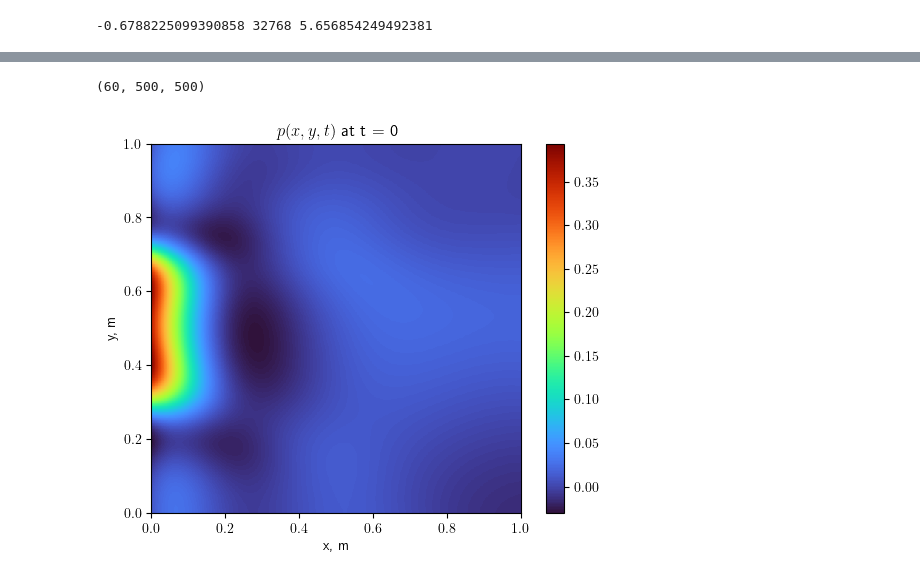
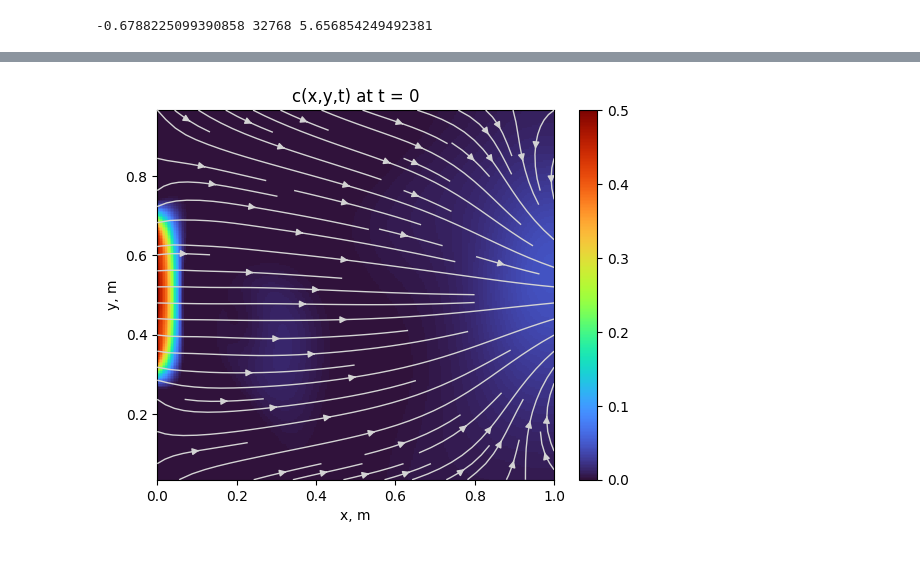
Before and after one commit to Kusok0vody/PyTorch_PiNN_for_Poisson_convection_equations_system, a Jupyter notebook: test.ipynb, the cells around one changed output, grey strips where cells are left out. Drawn from its saved outputs; the diff is of its cells as text; code cells hidden in the pictures.

```diff
--- a/test.ipynb
+++ b/test.ipynb
@@ -134,0 +94,32 @@ outputs = vis.plot_results(x_min, x_max, y_min, y_max, t_max, net, Nx, Ny)#,clim
+# %%
+net.eval_()
+
+Nx = 250
+Ny = 250
+Nt = 60
+
+t = torch.linspace(t_min, t_max, Nt).to(device)
+x = torch.linspace(x_min, x_max, Nx).to(device)
+y = torch.linspace(y_min, y_max, Ny).to(device)
+
+mesh_XYT = torch.stack(torch.meshgrid(x,y,t)).reshape(3, -1).T
+
+X = torch.autograd.Variable(mesh_XYT[:,0], requires_grad=True)
+Y = torch.autograd.Variable(mesh_XYT[:,1], requires_grad=True)
+T = torch.autograd.Variable(mesh_XYT[:,2], requires_grad=True)
+
+n = net.model([X,Y,T])
+
+mu = net.mu0*(1 - n[:,0]/net.cmax)**(-2.5)
+u_x = -(net.w**2/(12*mu) * NN.Net.derivative(n[:,1],X))
+u_y = -(net.w**2/(12*mu) * NN.Net.derivative(n[:,1],Y))
+
+c = n[:,0].reshape(Nx, Ny, Nt).data.cpu().numpy().transpose(2,1,0)
+p = n[:,1].reshape(Nx, Ny, Nt).data.cpu().numpy().transpose(2,1,0)
+mu = mu.reshape(Nx, Ny, Nt).data.cpu().numpy().transpose(2,1,0)
+u_x = u_x.reshape(Nx, Ny, Nt).data.cpu().numpy().transpose(2,1,0)
+u_y = u_y.reshape(Nx, Ny, Nt).data.cpu().numpy().transpose(2,1,0)
+
+t = np.linspace(t_min, t_max, Nt)
+x = np.linspace(x_min, x_max, Nx)
+y = np.linspace(y_min, y_max, Ny)
@@ -148,34 +157,14 @@ ValueError: x and y must have same first dimension, but have shapes (250000, 1)
-# %%
-N = 60
-mesh_x, mesh_y = np.meshgrid(x, y)
-x = np.ravel(mesh_x).reshape(-1, 1)
-y = np.ravel(mesh_y).reshape(-1, 1)
-
-pt_x = torch.autograd.Variable(torch.from_numpy(x).float(), requires_grad=True).cuda()
-pt_y = torch.autograd.Variable(torch.from_numpy(y).float(), requires_grad=True).cuda()
-
-period = np.linspace(0, t_max, N)
-
-all_u = []
-
-for i in range(N):
-    t = torch.full(x.shape, period[i])
-    pt_t = torch.autograd.Variable(t, requires_grad=True).cuda()
-    pt_u = net.model([pt_x, pt_y, pt_t])[:,0]
-    u = pt_u.data.cpu().numpy()
-    mesh_u = u.reshape(mesh_x.shape)
-    all_u.append(mesh_u)
-all_u = np.array(all_u)
-print (all_u.shape)
-# %% [output]
-(60, 500, 500)
 # %%
-vis.anim_result(all_u,
-                t_max/N,
-                # clims=[0,0.5],
+vis.anim_result(c,
+                t_max/Nt,
+                clims=[0,0.5],
+                streamplot_data=[mesh_x,mesh_y,u_x,u_y],
+                name='with_arrows',
+                title='c(x,y,t)',
                 colour='turbo',
+                path='gifs',
                 savetogif=True,
                 showMe=True,
                 )
 # %% [output]
-[figure, old version]
+[figure, new version]
```
Also changed, not shown: parts of 12 cells of this notebook, 10 other files.
